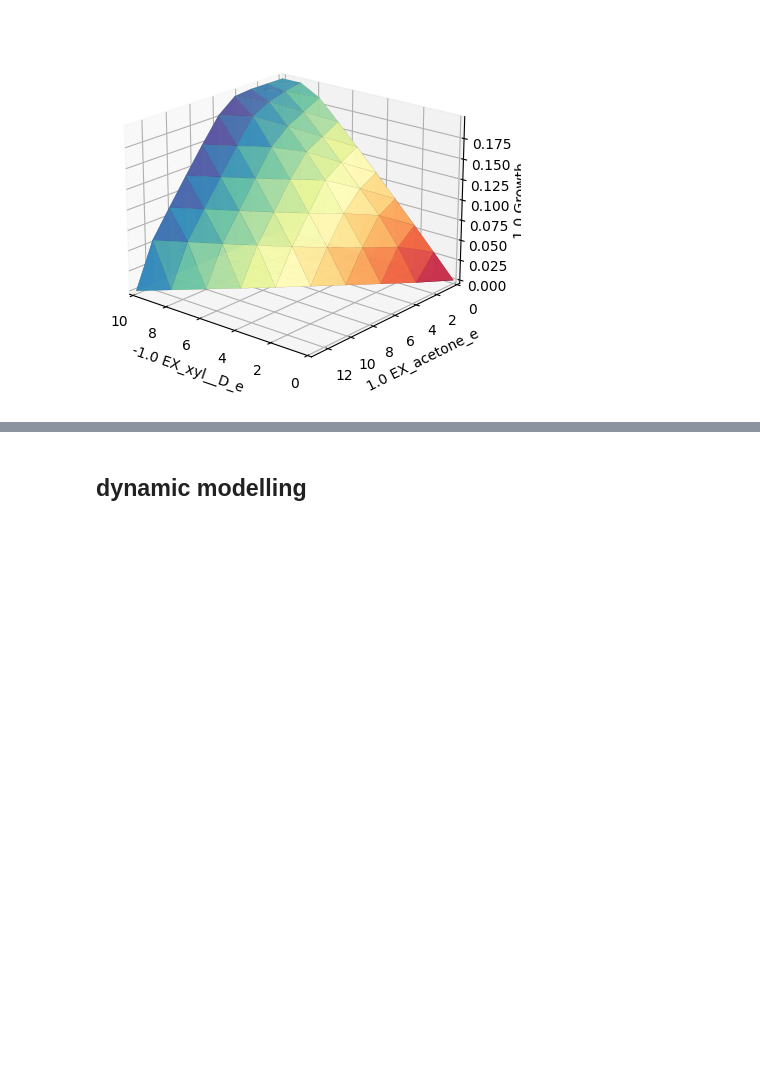
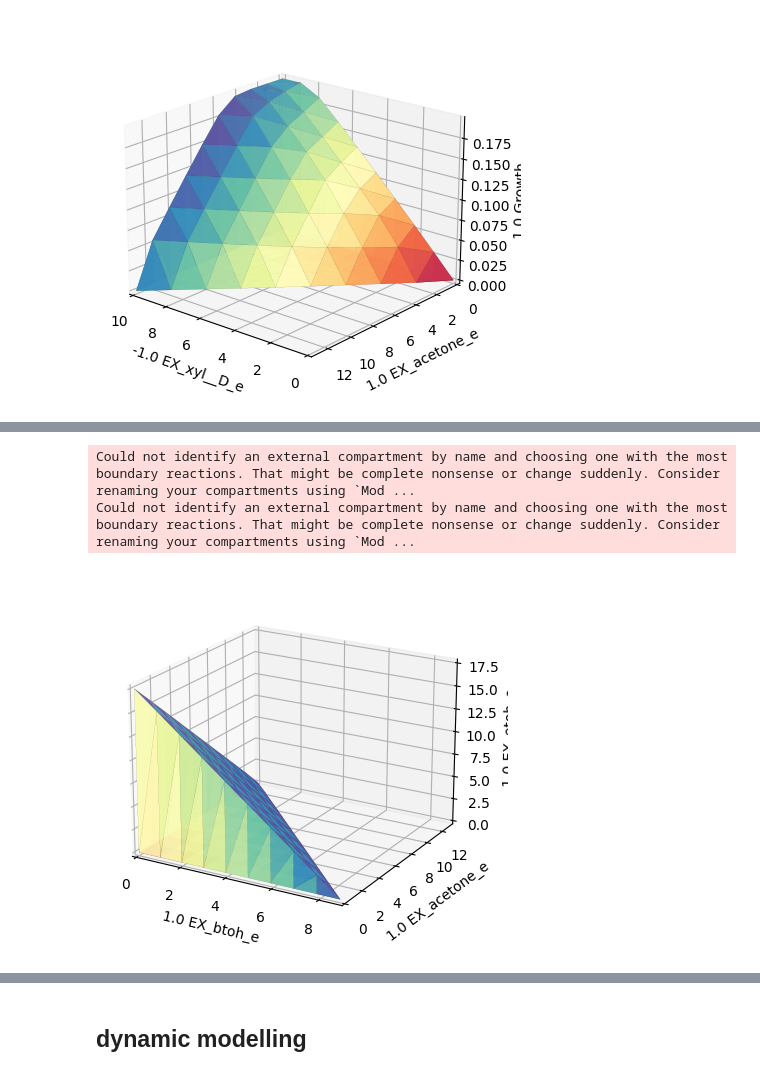
Before and after one commit to andreastallvik/BIOTBT3900, a Jupyter notebook: community_modelling/CBP_butanol/nj4_sim.ipynb, the cells around one changed output, grey strips where cells are left out. Drawn from its saved outputs; the diff is of its cells as text; code cells hidden in the pictures; blank space fills up the shorter version.

Commit message:
acidogen/solventogen modelling (success?)

```diff
--- a/community_modelling/CBP_butanol/nj4_sim.ipynb
+++ b/community_modelling/CBP_butanol/nj4_sim.ipynb
@@ -4,6 +4,27 @@
 from cobra.io import read_sbml_model
 
 nj4 = read_sbml_model("GEMs/NJ4_curated.xml")
+# %%
+# make the reactions in the ABE pathway irreversible (included here because I cannot get this model behaviour to persist when using another function for some reason)
+
+reactions = ["POR_syn",
+            "ACACT1r",
+            "HACD1",
+            "ECOAH1",
+            "ACOAD1fr",
+            "ACOAD1",
+            "BTCOARx",
+            "PBUTT",
+            "ADCi",
+            "PTAr"]
+
+reverse_reactions = ["ALCD4", "BUTKr", "BUTCT2", "ACKr", "ACACCT", "ACALD"]
+
+for rx in reactions:
+    nj4.reactions.get_by_id(rx).bounds = (0, 1000)
+
+for rx in reverse_reactions:
+    nj4.reactions.get_by_id(rx).bounds = (-1000, 0)
 # %% [markdown]
 ## static modelling
 
@@ -204,0 +232,17 @@ Could not identify an external compartment by name and choosing one with the mos
+# %%
+import straindesign as sd
+import matplotlib.pyplot as plt
+from utils import static_sim
+
+medium = static_sim.get_specific_medium(nj4, {"EX_xyl__D_e": 10})
+
+with nj4:
+    nj4.medium = medium
+
+    _,_,plot = sd.plot_flux_space(nj4,('EX_btoh_e','EX_acetone_e', 'EX_etoh_e'),points=10, show=False);
+    plot._axes.view_init(elev=20, azim=300)
+    plt.show()
+# %% [output]
+Could not identify an external compartment by name and choosing one with the most boundary reactions. That might be complete nonsense or change suddenly. Consider renaming your compartments using `Mod ...
+Could not identify an external compartment by name and choosing one with the most boundary reactions. That might be complete nonsense or change suddenly. Consider renaming your compartments using `Mod ...
+[figure, added]
```
Also changed, not shown: parts of 17 cells of this notebook, 3 other files.
